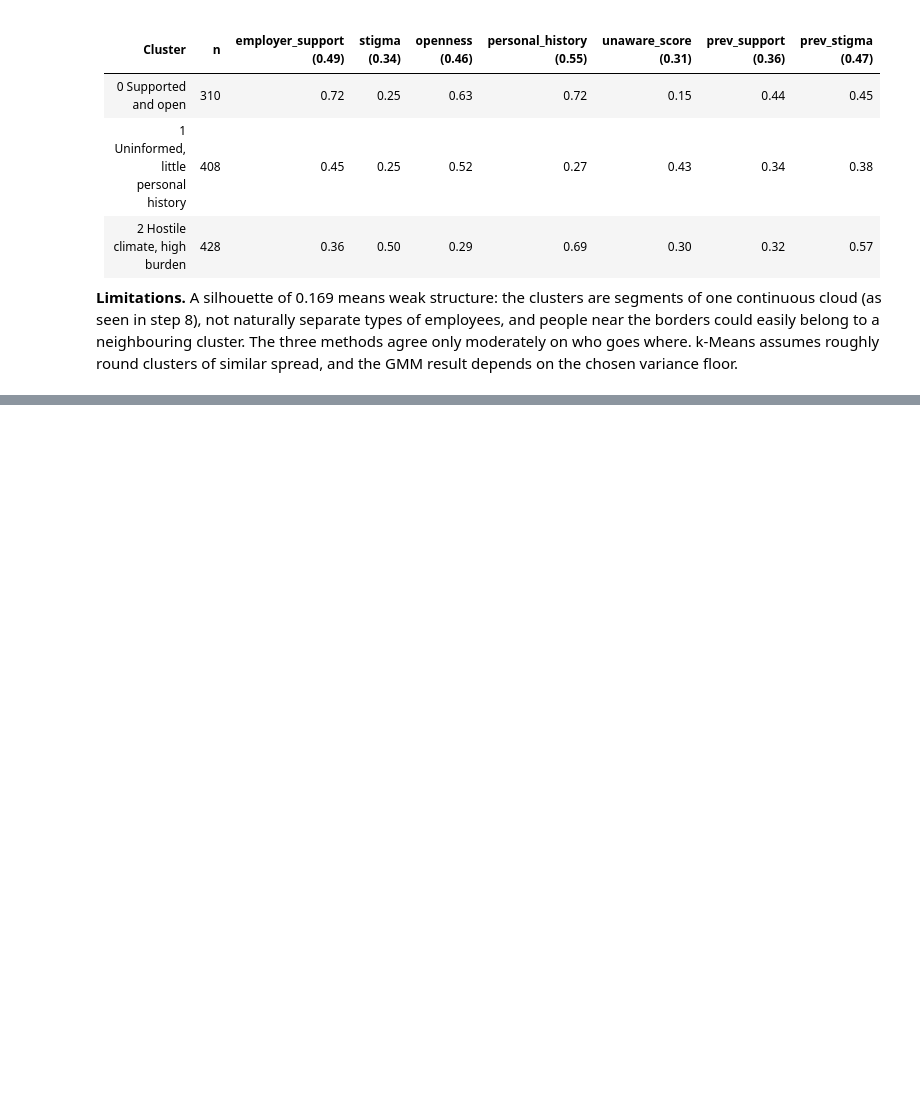
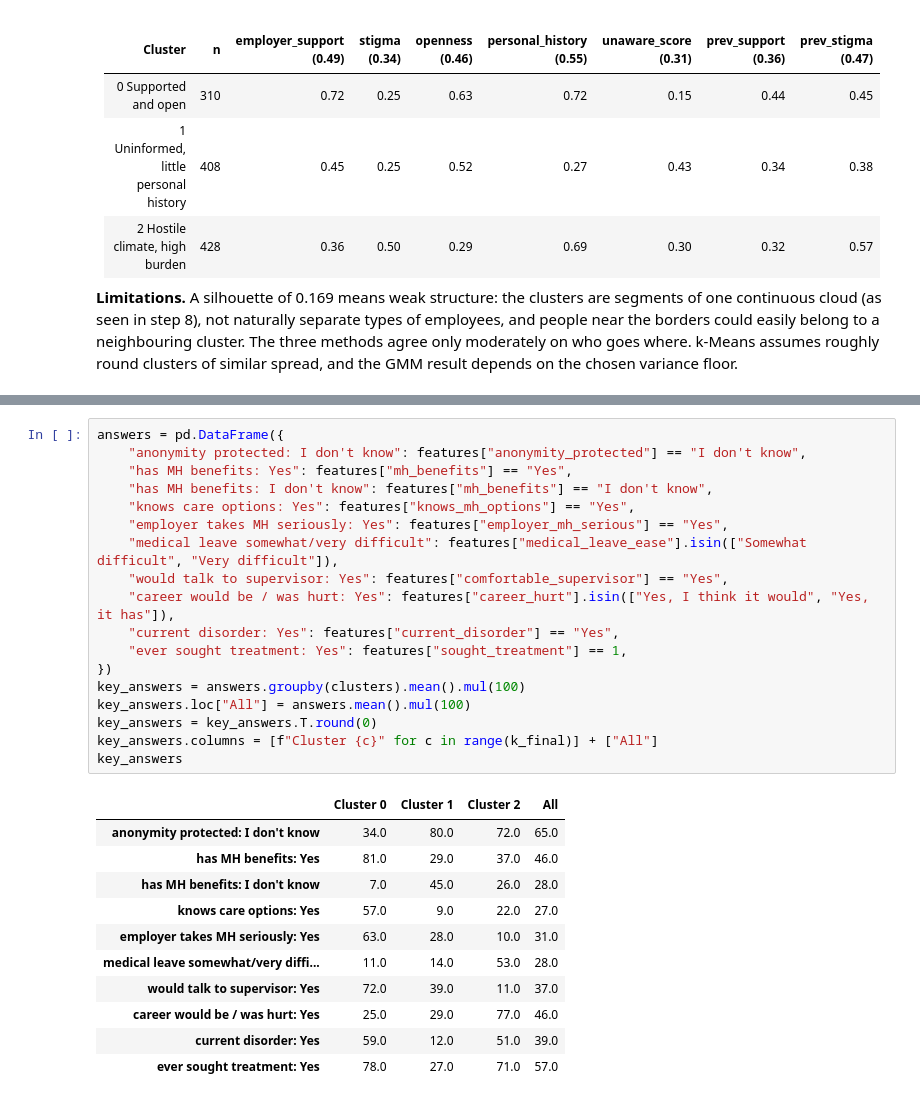
Before and after one commit to fluyid/osmi-mental-health-in-tech, a Jupyter notebook: osmi-clustering/notebooks/01_clustering.ipynb, the cells around one changed output, grey strips where cells are left out. Cells and saved outputs as stored; diff of their text form; blank space fills up the shorter version.

```diff
--- a/osmi-clustering/notebooks/01_clustering.ipynb
+++ b/osmi-clustering/notebooks/01_clustering.ipynb
@@ -1015,0 +1585,30 @@ Clusters were renumbered by their position on PC1 (0 = least hostile climate), s
+# %%
+answers = pd.DataFrame({
+    "anonymity protected: I don't know": features["anonymity_protected"] == "I don't know",
+    "has MH benefits: Yes": features["mh_benefits"] == "Yes",
+    "has MH benefits: I don't know": features["mh_benefits"] == "I don't know",
+    "knows care options: Yes": features["knows_mh_options"] == "Yes",
+    "employer takes MH seriously: Yes": features["employer_mh_serious"] == "Yes",
+    "medical leave somewhat/very difficult": features["medical_leave_ease"].isin(["Somewhat difficult", "Very difficult"]),
+    "would talk to supervisor: Yes": features["comfortable_supervisor"] == "Yes",
+    "career would be / was hurt: Yes": features["career_hurt"].isin(["Yes, I think it would", "Yes, it has"]),
+    "current disorder: Yes": features["current_disorder"] == "Yes",
+    "ever sought treatment: Yes": features["sought_treatment"] == 1,
+})
+key_answers = answers.groupby(clusters).mean().mul(100)
+key_answers.loc["All"] = answers.mean().mul(100)
+key_answers = key_answers.T.round(0)
+key_answers.columns = [f"Cluster {c}" for c in range(k_final)] + ["All"]
+key_answers
+# %% [output]
+|  | Cluster 0 | Cluster 1 | Cluster 2 | All |
+| anonymity protected: I don't know | 34.0 | 80.0 | 72.0 | 65.0 |
+| has MH benefits: Yes | 81.0 | 29.0 | 37.0 | 46.0 |
+| has MH benefits: I don't know | 7.0 | 45.0 | 26.0 | 28.0 |
+| knows care options: Yes | 57.0 | 9.0 | 22.0 | 27.0 |
+| employer takes MH seriously: Yes | 63.0 | 28.0 | 10.0 | 31.0 |
+| medical leave somewhat/very diffi... | 11.0 | 14.0 | 53.0 | 28.0 |
+| would talk to supervisor: Yes | 72.0 | 39.0 | 11.0 | 37.0 |
+| career would be / was hurt: Yes | 25.0 | 29.0 | 77.0 | 46.0 |
+| current disorder: Yes | 59.0 | 12.0 | 51.0 | 39.0 |
+| ever sought treatment: Yes | 78.0 | 27.0 | 71.0 | 57.0 |
```
Also changed, not shown: parts of 75 cells of this notebook, 3 other files.
